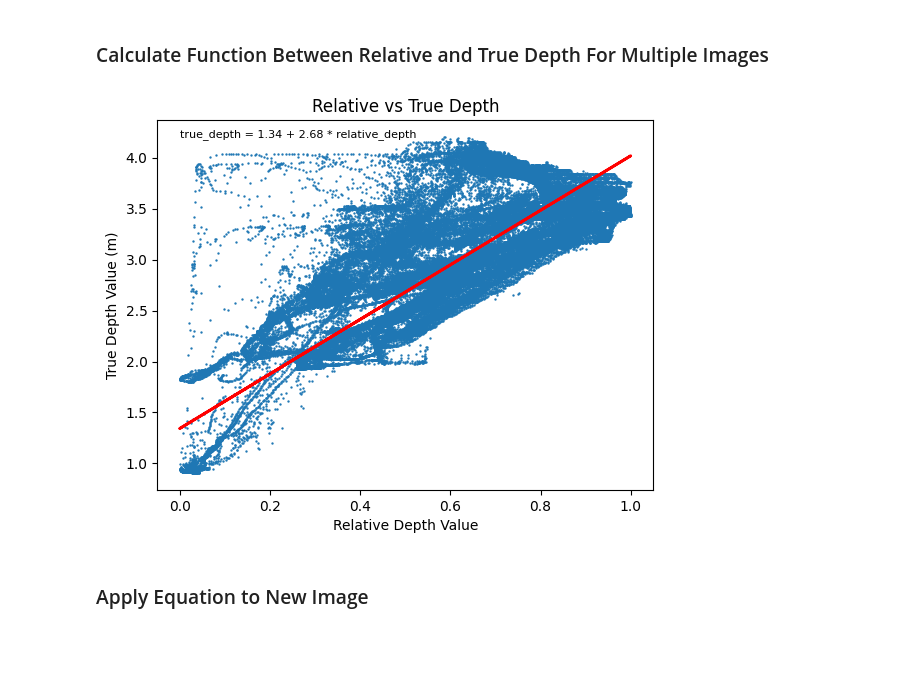
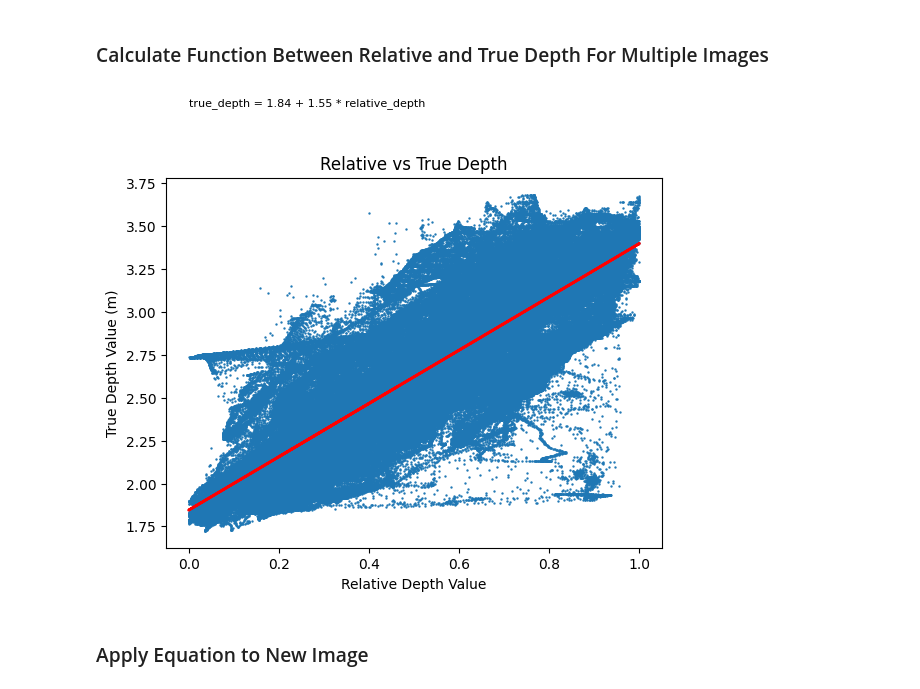
Before and after one commit to henrykaus/monocular-depth-estimation, a Jupyter notebook: notebook.ipynb, the cells around one changed output. Cells and saved outputs as stored; diff of their text form; code cells hidden in the pictures; blank space fills up the shorter version.

Commit message:
added function for similar images

```diff
--- a/notebook.ipynb
+++ b/notebook.ipynb
@@ -174,9 +167,8 @@ def get_rgb(index: int):
     Returns single RGB image from dataset.
     """
     f = h5py.File('nyu_depth_v2_labeled.mat', 'r')
-    nyu_image = f['images'][index]
+    return f['images'][index].T
 
-    return nyu_image.T
 
 def get_rgb_images(indices: list):
     """
@@ -187,5 +179,16 @@ def get_rgb_images(indices: list):
     for i in indices:
         rgb_images.append(condense_image(f['images'][i]))
     return rgb_images
+
+def get_similar_images(index: int):
+    f = h5py.File('nyu_depth_v2_labeled.mat', 'r')
+    source_img_max = f['depths'][0].max()
+    source_img_min = f['depths'][0].min()
+    nyu_images = []
+    for i in range(len(f['images'])):
+        if(source_img_min - 0.1 <=  f['depths'][i].min() <= source_img_min + 0.1
+           and source_img_max - 0.1 <= f['depths'][i].max() <= source_img_max + 0.1):
+            nyu_images.append(i)
+    return nyu_images
 # %% [markdown]
 ### Display Relative and True Depth Image
@@ -197,0 +195,8 @@ display_rgb(rgb_image)
+# %%
+# Normal Image'ArithmeticError
+image_index = 5
+reference_image = get_rgb(image_index)
+display_rgb(reference_image)
+similar_images = get_similar_images(image_index)
+if(len(similar_images) > 1):
+    test_image = similar_images.pop(len(similar_images)-1)
@@ -229,29 +237,29 @@ plt.show()
 # %% [markdown]
 ### Calculate Function Between Relative and True Depth For Multiple Images
 # %%
-image_indices = [0, 30] # Indices of photos to use
+image_indices = similar_images # Indices of photos to use
 true_depth_images = get_ground_truth_images(image_indices)
 relative_depth_images = get_relative_images(image_indices)
 
 # Display the two types of images as a function between each other
 x_axis = []
 y_axis = []
 for i in range(len(image_indices)):
     x_axis = np.concatenate((x_axis, relative_depth_images[i].flatten()), axis=None)
     y_axis = np.concatenate((y_axis, true_depth_images[i].flatten()), axis=None)
 
 # TODO: Patch-based lines will go here
 a, b = np.polyfit(x_axis, y_axis, 1)
 
 plt.scatter(x_axis, y_axis, s=0.5)
 plt.title('Relative vs True Depth')
 plt.xlabel('Relative Depth Value')
 plt.ylabel('True Depth Value (m)')
 plt.plot(x_axis, a*x_axis + b, linewidth=2, color='red')
 plt.text(0, 4.2, 'true_depth = ' + '{:.2f}'.format(b) + ' + {:.2f}'.format(a) + ' * relative_depth', size=8)
 plt.show()
 # %% [output]
-[figure, old version]
+[figure, new version]
 # %% [markdown]
 ### Apply Equation to New Image
 # %%
```
Also changed, not shown: parts of 7 cells of this notebook.
